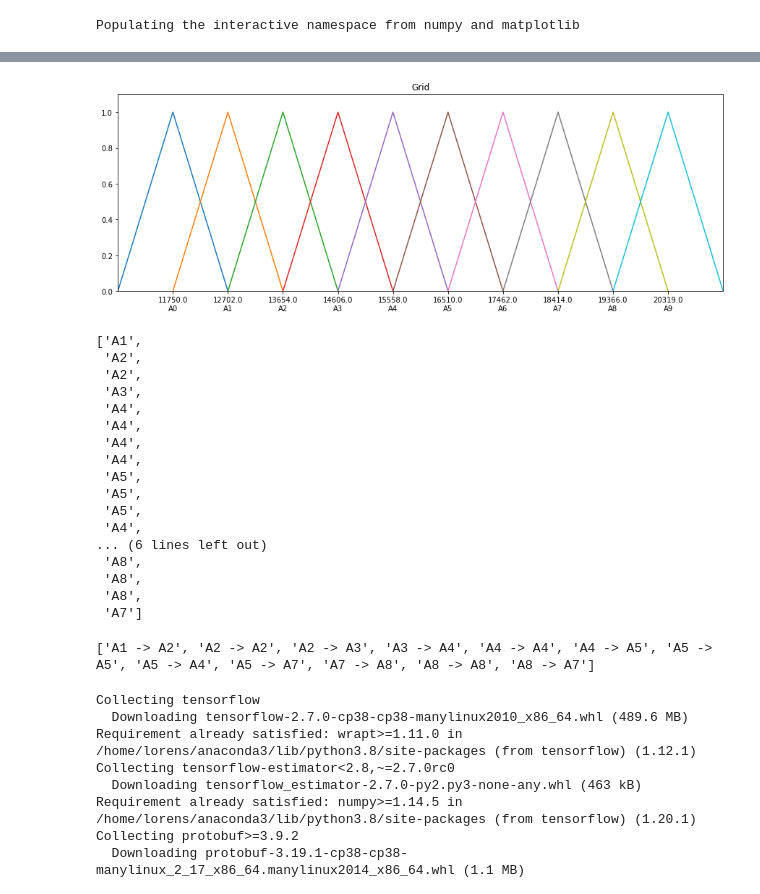
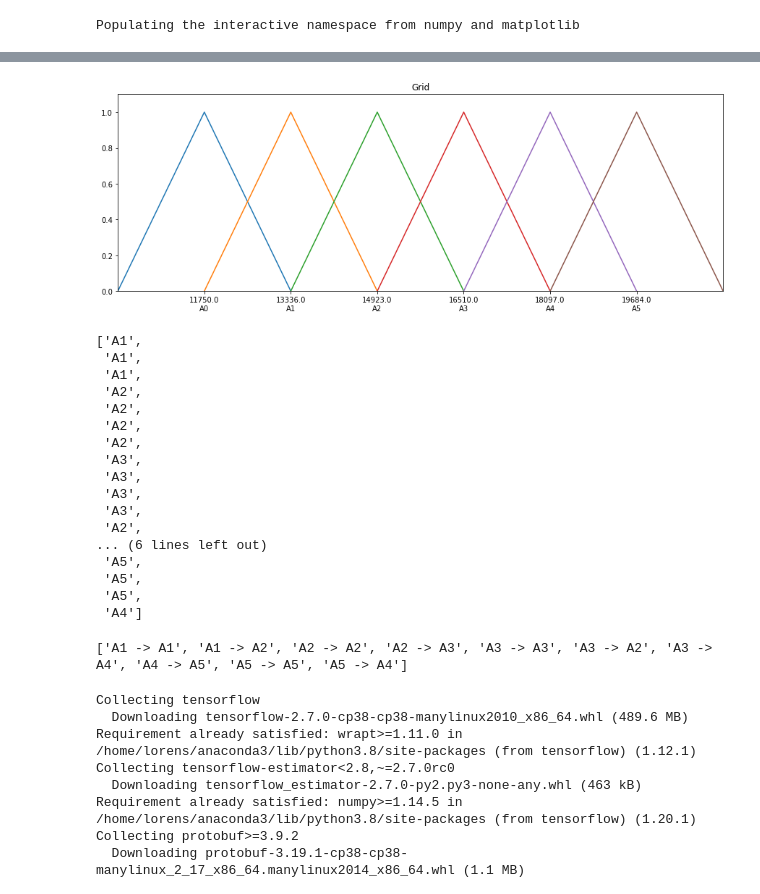
Before and after one commit to lorens247/FTS, a Jupyter notebook: pyFTS.ipynb, the cells around one changed output, grey strips where cells are left out. Drawn from its saved outputs; the diff is of its cells as text; code cells hidden in the pictures.

Commit message:
add-population-data

```diff
--- a/pyFTS.ipynb
+++ b/pyFTS.ipynb
@@ -25,12 +25,10 @@ import matplotlib.pylab as plt
 # %% [output]
 Populating the interactive namespace from numpy and matplotlib
 # %%
-from pyFTS.data import Enrollments
+import pandas as pd
 
-fig, ax = plt.subplots(nrows=1, ncols=1, figsize=[10,5])
+pd.options.display.max_rows = 9999
+df = pd.read_csv('Population.csv')
 
-df = Enrollments.get_dataframe()
-plot(df['Year'],df['Enrollments'])
-
-data = df['Enrollments'].values
+print(df)
 # %% [output]
@@ -38,35 +61,35 @@ data = df['Enrollments'].values
 # %%
 from pyFTS.partitioners import Grid
 
-fs = Grid.GridPartitioner(data=data,npart=10)
+fs = Grid.GridPartitioner(data=data,npart=6)
 
 fig, ax = plt.subplots(nrows=1, ncols=1, figsize=[15,5])
 
 fs.plot(ax)
 # %% [output]
-[figure, old version]
+[figure, new version]
 # %%
 fuzzyfied = fs.fuzzyfy(data, method='maximum', mode='sets')
 
 fuzzyfied
 # %% [output]
 ['A1',
+ 'A1',
+ 'A1',
+ 'A2',
+ 'A2',
  'A2',
  'A2',
  'A3',
- 'A4',
- 'A4',
- 'A4',
- 'A4',
+ 'A3',
+ 'A3',
+ 'A3',
+ 'A2',
+... (6 lines left out)
  'A5',
  'A5',
  'A5',
- 'A4',
-... (6 lines left out)
- 'A8',
- 'A8',
- 'A8',
- 'A7']
+ 'A4']
 # %%
 from pyFTS.common import FLR
 
@@ -74,7 +97,7 @@ patterns = FLR.generate_non_recurrent_flrs(fuzzyfied)
 
 print([str(k) for k in patterns])
 # %% [output]
-['A1 -> A2', 'A2 -> A2', 'A2 -> A3', 'A3 -> A4', 'A4 -> A4', 'A4 -> A5', 'A5 -> A5', 'A5 -> A4', 'A5 -> A7', 'A7 -> A8', 'A8 -> A8', 'A8 -> A7']
+['A1 -> A1', 'A1 -> A2', 'A2 -> A2', 'A2 -> A3', 'A3 -> A3', 'A3 -> A2', 'A3 -> A4', 'A4 -> A5', 'A5 -> A5', 'A5 -> A4']
 # %%
 # !pip install SimpSOM
 # !pip install keras
```
Also changed, not shown: parts of 13 cells of this notebook, 1 other file.
